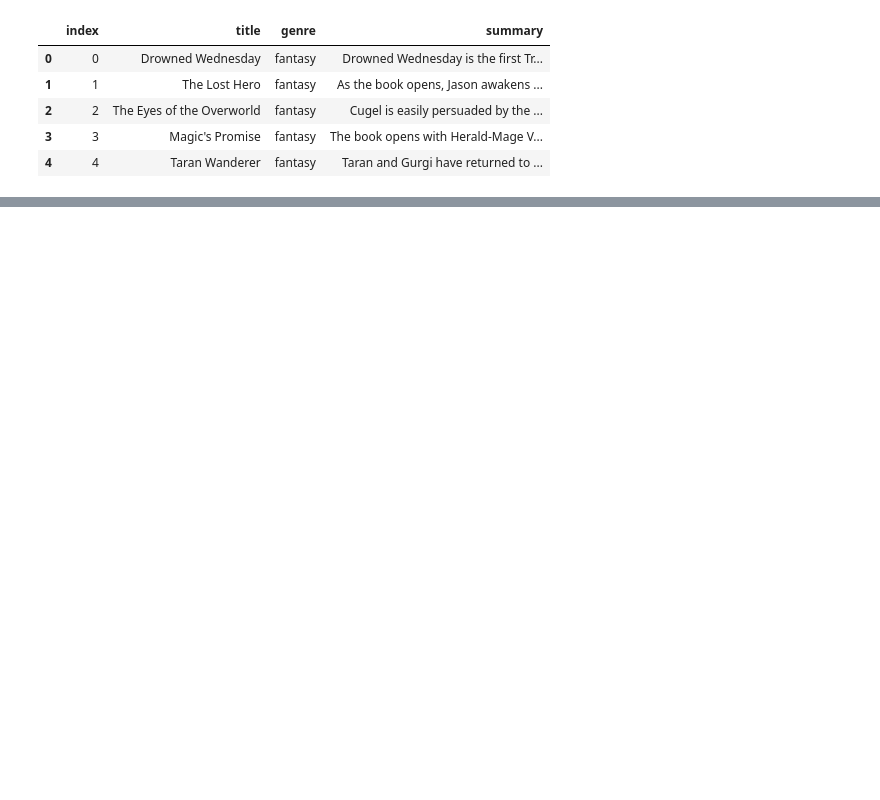
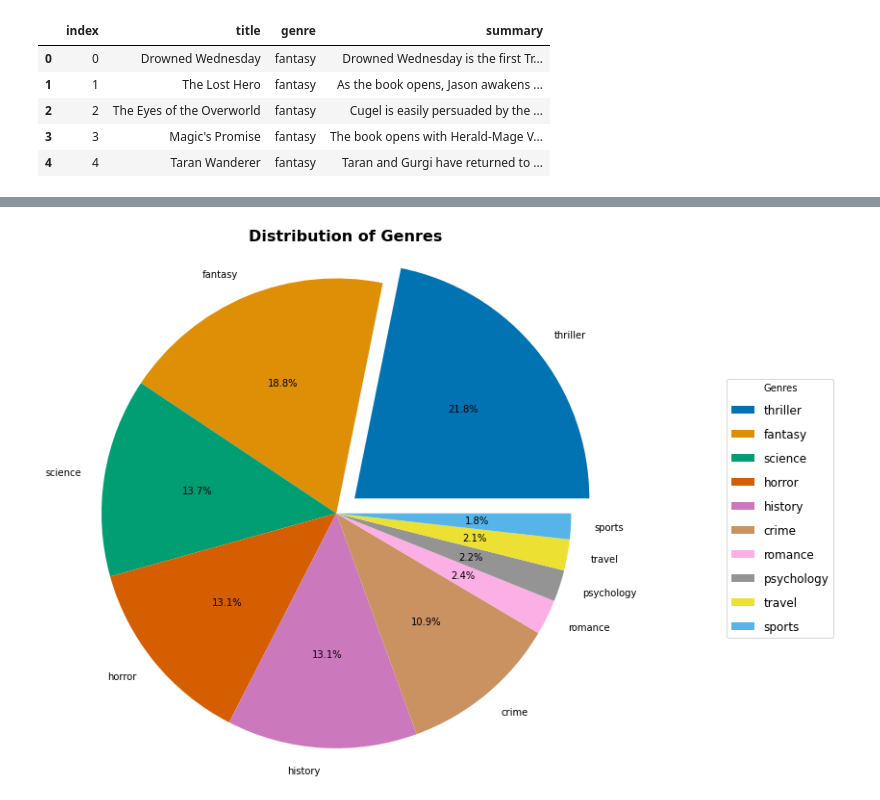
Before and after one commit to romthevacuousspider/Book-Genre-classificatoin-NLP-project-, a Jupyter notebook: NLP project.ipynb, the cells around one changed output, grey strips where cells are left out. Saved outputs shown, nothing was run; the diff lists cells and outputs as text; code cells hidden in the pictures; blank space fills up the shorter version.

Commit message:
visualization
added a pie chart for illustrating the genre distribution.

```diff
--- a/NLP project.ipynb
+++ b/NLP project.ipynb
@@ -37,0 +165,6 @@ number of na values in summary is 0
+# %%
+nondup_df = pd.read_csv("nondup.csv")
+# %%
+# genere count after removing duplicates
+genre_counts_without_duplicate = nondup_df['genre'].value_counts()
+genre_counts_without_duplicate
@@ -37,0 +184,21 @@ number of na values in summary is 0
+# %%
+import matplotlib.pyplot as plt
+import seaborn as sns
+
+labels = genre_counts_without_duplicate.index
+sizes = genre_counts_without_duplicate.values
+explode = (0.1, 0, 0, 0, 0, 0, 0, 0, 0, 0)
+
+#the pie
+plt.figure(figsize=(10, 10))
+plt.pie(sizes, explode=explode, labels=labels, autopct='%1.1f%%', colors=sns.color_palette('colorblind'))
+plt.axis('equal')  # Equal aspect ratio ensures that pie is drawn as a circle.
+plt.title('Distribution of Genres' ,y=1, fontsize=16, fontweight='bold')
+
+# The legend
+plt.gca().set_aspect('equal')
+plt.gca().legend(labels, loc='center left', bbox_to_anchor=(1.2, 0.5), title='Genres',
+                         labelspacing=1, fontsize='large')
+plt.show()
+# %% [output]
+[figure, added]
```
Also changed, not shown: parts of 50 cells of this notebook.
